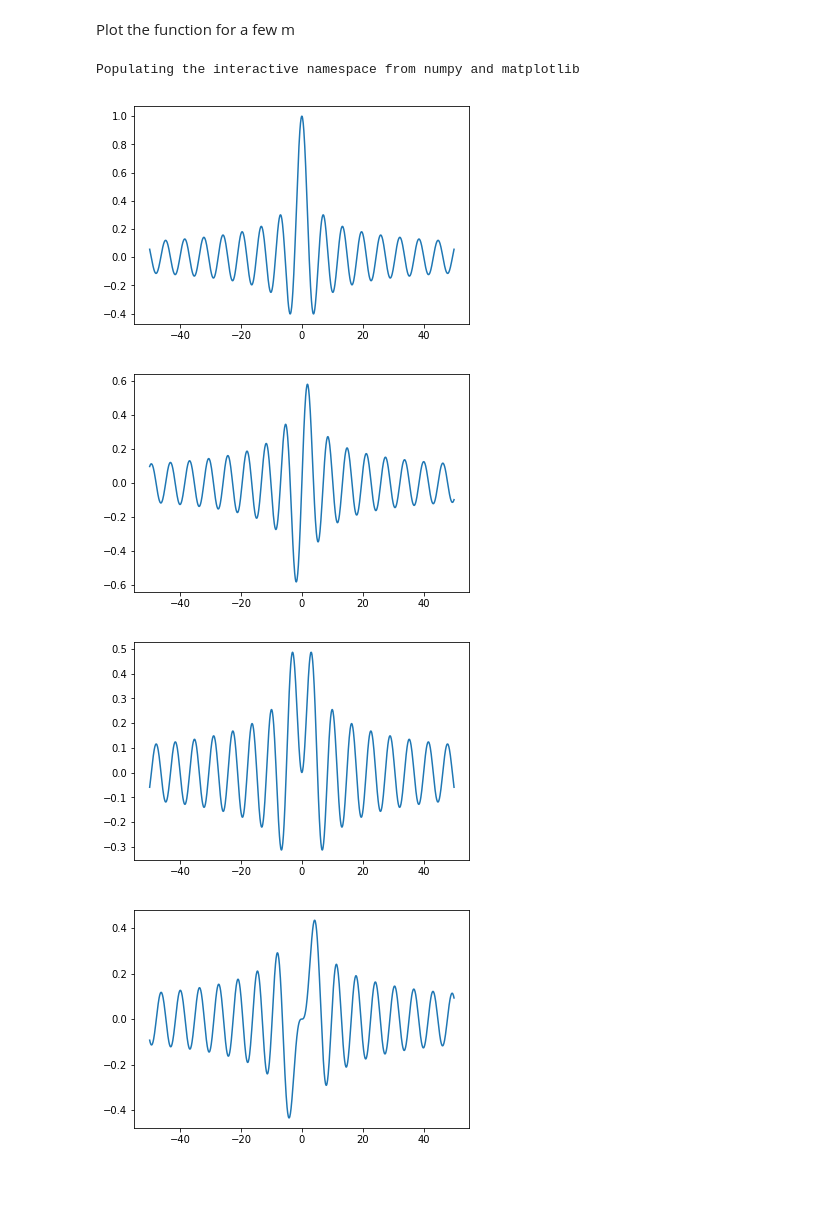
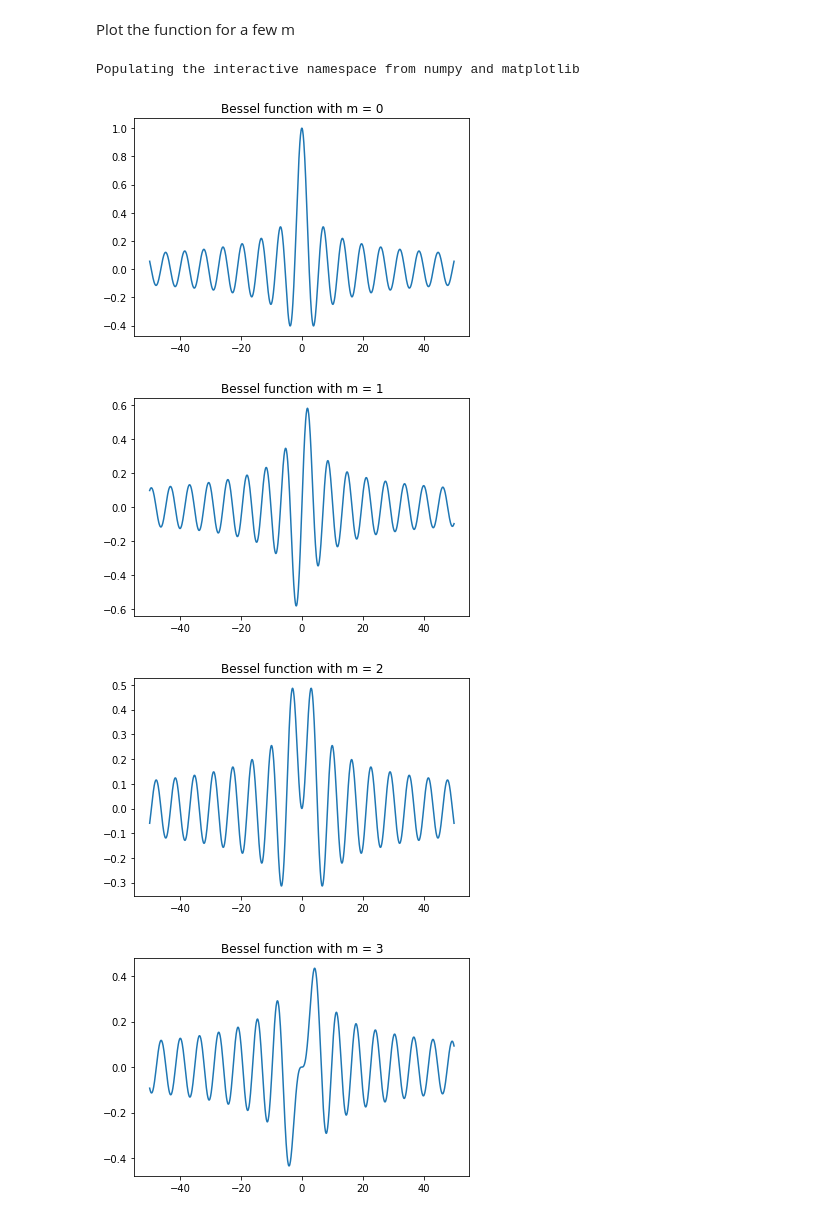
Before and after one commit to samuelwong100/wong_sunyiusamuel_Assignment1, a Jupyter notebook: question3/question3.ipynb, the cells around one changed output. Saved outputs shown, nothing was run; the diff lists cells and outputs as text; code cells hidden in the pictures; blank space fills up the shorter version.

```diff
--- a/question3/question3.ipynb
+++ b/question3/question3.ipynb
@@ -13,16 +13,17 @@ Plot the function for a few m
 # %%
 %pylab inline
 import matplotlib.pyplot as plt
 x = np.linspace(-50,50,1000)
 y = np.zeros(np.size(x))
-for m in range(10):
+for m in range(5):
     for i in range(np.size(x)):
         y[i] = J(m, x[i])
     plt.figure(m)
     plt.plot(x,y)
+    plt.title("Bessel function with m = {}".format(m))
 # %% [output]
 Populating the interactive namespace from numpy and matplotlib
-[figure, old version]
+[figure, new version]
-[figure, old version]
+[figure, new version]
-[figure, old version]
+[figure, new version]
-[figure, old version]
+[figure, new version]
```
Also changed, not shown: parts of 4 cells of this notebook.
